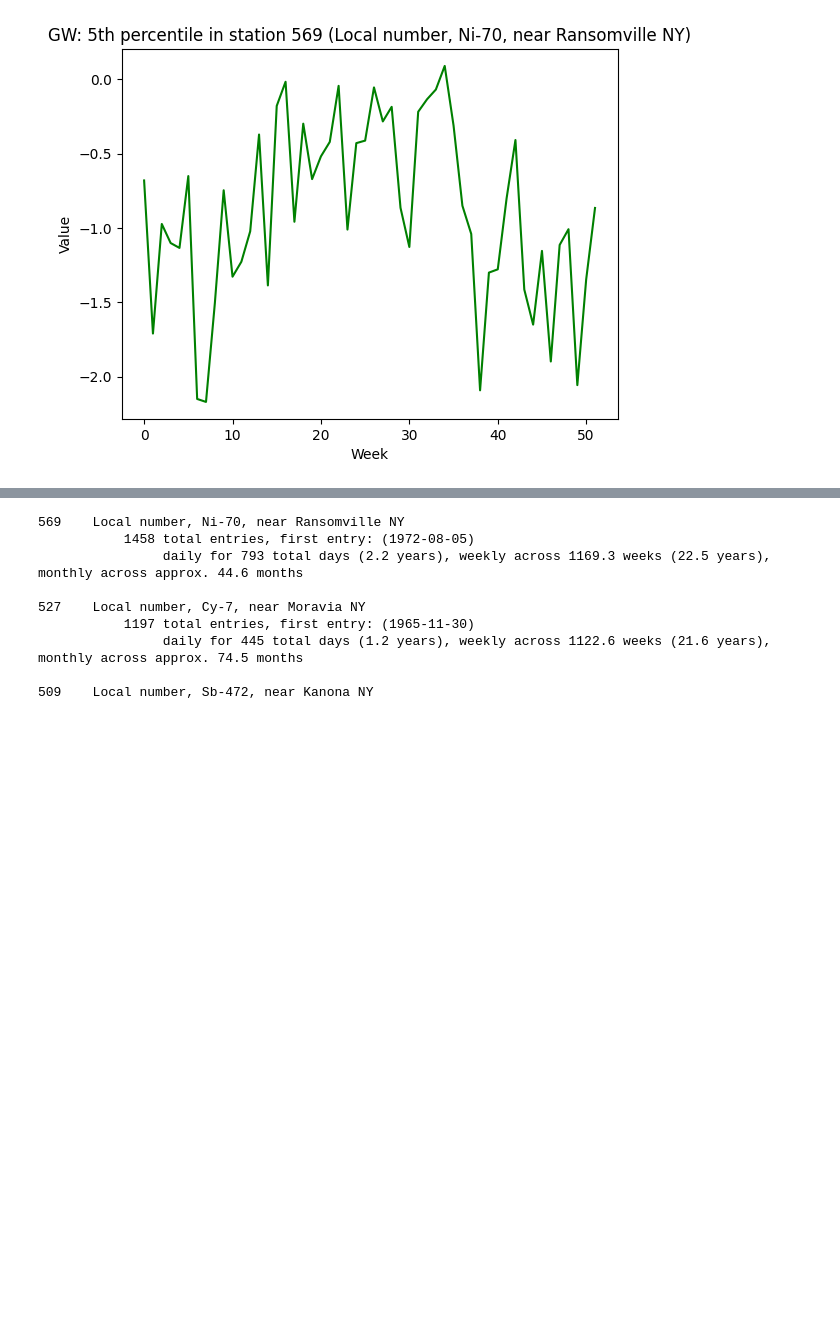
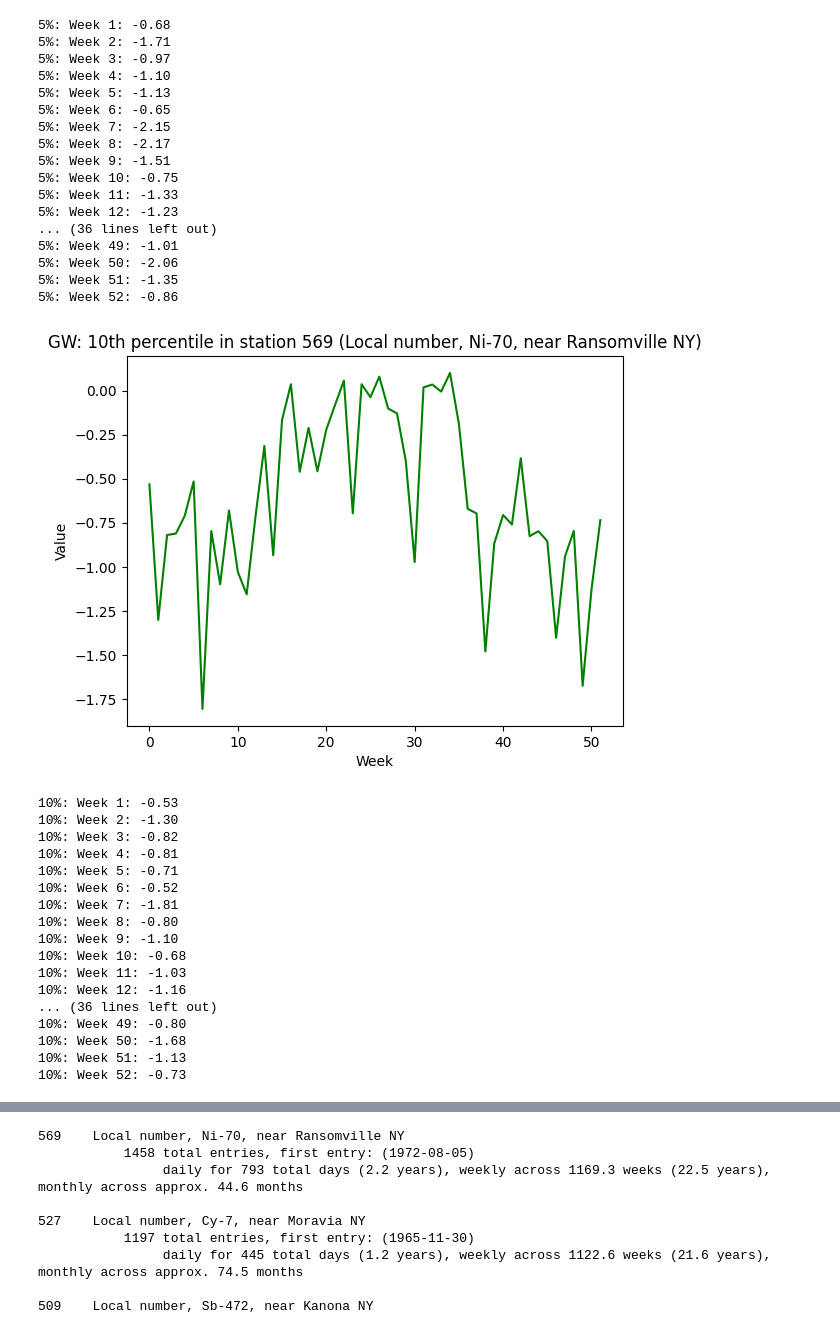
Before and after one commit to kschneider12/Cornell2024, a Jupyter notebook: test_journal.ipynb, the cells around one changed output, grey strips where cells are left out. Cells and saved outputs as stored; diff of their text form; code cells hidden in the pictures; blank space fills up the shorter version.

```diff
--- a/test_journal.ipynb
+++ b/test_journal.ipynb
@@ -385,6 +385,7 @@ def percent(data, date, start_date, end_date, percentile, state, station):
     plt.xlabel("Week")
     plt.ylabel("Value")
     plt.show()
+    return all_stations
     #print(all_stations)
 # %%
 '''
@@ -398,6 +399,7 @@ gather percentiles for top ___ stations
 print out median (50%tile)
 see how percentiles vary throughout the year
 '''
+import statistics as stats
 state = "NY"
 start_date = "1900"
 end_date = "2023"
@@ -411,6 +413,20 @@ data = get_usgs_gw1(state, start_date, end_date)
 #gw_month_over_years(data, state, start_date, end_date, "Apr", 13, True)
 #gw_one_year(data, state, year, 13, True)
 #graph_comparison(data, date, start_date, end_date, 569, window_in_wks, True, percentile)
-percent(data, "01-05", start_date, end_date, percentile, state, "all")
-percent(data, "01-05", start_date, end_date, percentile, state, "569")
+#percent(data, "01-05", start_date, end_date, percentile, state, "all")
+a = percent(data, "01-05", start_date, end_date, percentile, state, "569")
+for i in range(52):
+    print(f'{percentile}%: Week {i + 1}: {a[i]:.2f}')
+percentile = 10
+b = percent(data, "01-05", start_date, end_date, percentile, state, "569")
+for i in range(52):
+    print(f'{percentile}%: Week {i + 1}: {b[i]:.2f}')
+percentile = 25
+c = percent(data, "01-05", start_date, end_date, percentile, state, "569")
+for i in range(52):
+    print(f'{percentile}%: Week {i + 1}: {c[i]:.2f}')
+percentile = 50
+d = percent(data, "01-05", start_date, end_date, percentile, state, "569")
+for i in range(52):
+    print(f'{percentile}%: Week {i + 1}: {d[i]:.2f}')
 # %% [output]
@@ -418 +434,35 @@ percent(data, "01-05", start_date, end_date, percentile, state, "569")
+5%: Week 1: -0.68
+5%: Week 2: -1.71
+5%: Week 3: -0.97
+5%: Week 4: -1.10
+5%: Week 5: -1.13
+5%: Week 6: -0.65
+5%: Week 7: -2.15
+5%: Week 8: -2.17
+5%: Week 9: -1.51
+5%: Week 10: -0.75
+5%: Week 11: -1.33
+5%: Week 12: -1.23
+... (36 lines left out)
+5%: Week 49: -1.01
+5%: Week 50: -2.06
+5%: Week 51: -1.35
+5%: Week 52: -0.86
-[figure, old version]
+[figure, new version]
+10%: Week 1: -0.53
+10%: Week 2: -1.30
+10%: Week 3: -0.82
+10%: Week 4: -0.81
+10%: Week 5: -0.71
+10%: Week 6: -0.52
+10%: Week 7: -1.81
+10%: Week 8: -0.80
+10%: Week 9: -1.10
+10%: Week 10: -0.68
+10%: Week 11: -1.03
+10%: Week 12: -1.16
+... (36 lines left out)
+10%: Week 49: -0.80
+10%: Week 50: -1.68
+10%: Week 51: -1.13
+10%: Week 52: -0.73
```
Also changed, not shown: parts of 1 cell of this notebook.
